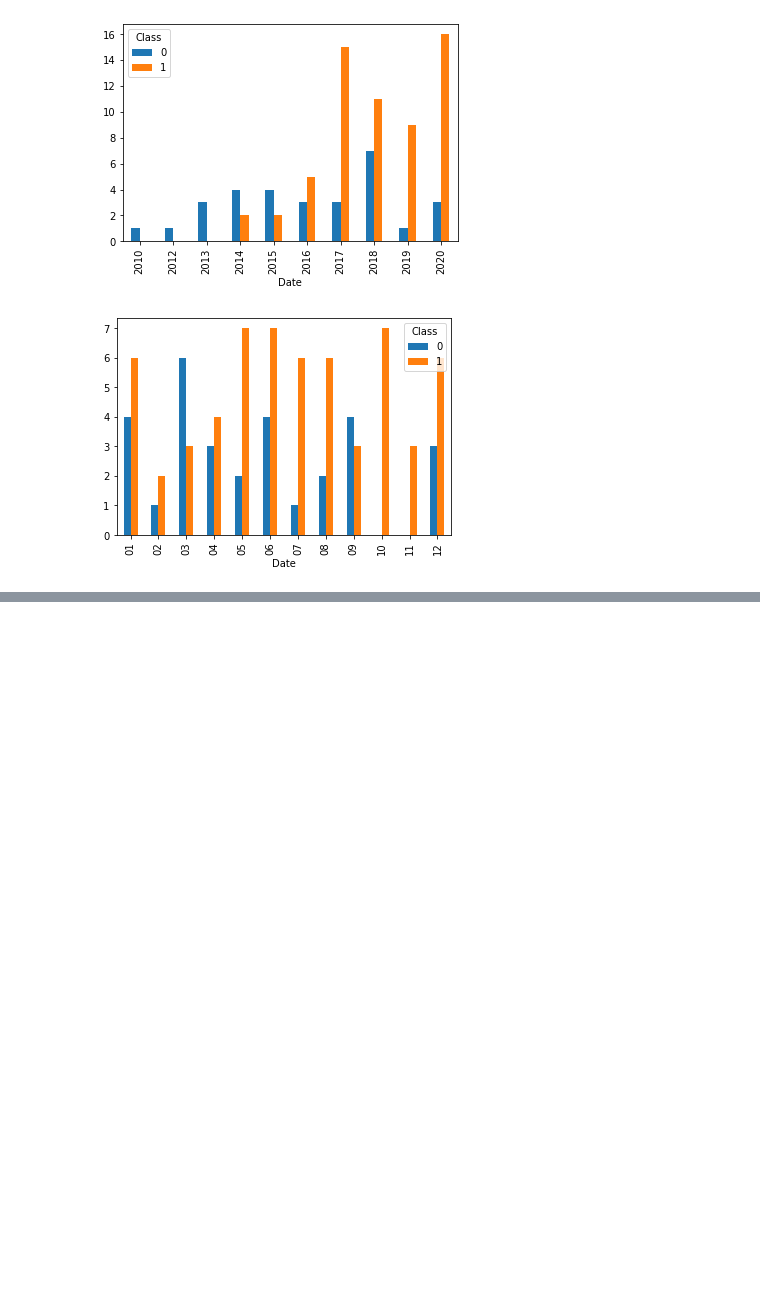
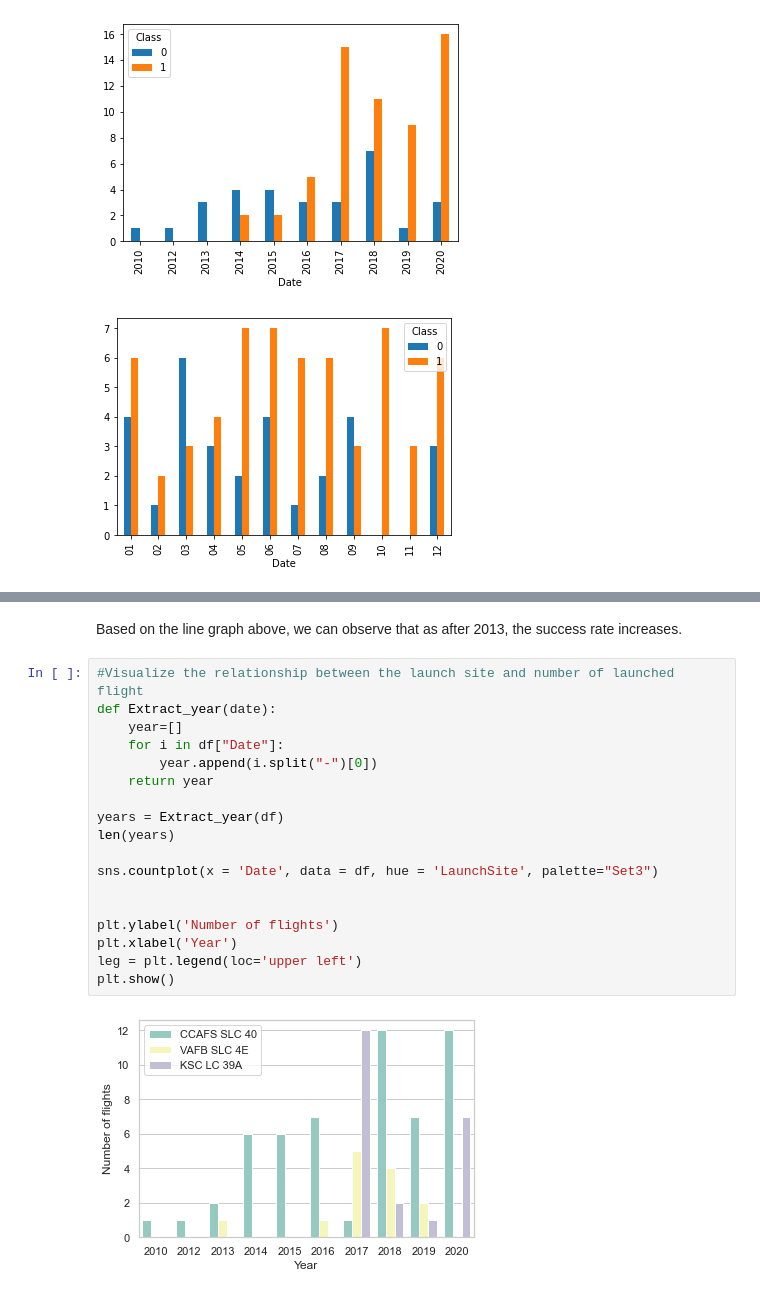
Before and after one commit to chiakl/spacex, a Jupyter notebook: spacex.ipynb, the cells around one changed output, grey strips where cells are left out. Drawn from its saved outputs; the diff is of its cells as text; blank space fills up the shorter version.

```diff
--- a/spacex.ipynb
+++ b/spacex.ipynb
@@ -289,0 +304,22 @@ Based on the line graph above, we can observe that as after 2013, the success ra
+# %% [markdown]
+Based on the line graph above, we can observe that as after 2013, the success rate increases.
+# %%
+#Visualize the relationship between the launch site and number of launched flight
+def Extract_year(date):
+    year=[]
+    for i in df["Date"]:
+        year.append(i.split("-")[0])
+    return year
+
+years = Extract_year(df)
+len(years)
+
+sns.countplot(x = 'Date', data = df, hue = 'LaunchSite', palette="Set3")
+
+
+plt.ylabel('Number of flights')
+plt.xlabel('Year')
+leg = plt.legend(loc='upper left')
+plt.show()
+# %% [output]
+[figure, added]
```
Also changed, not shown: parts of 9 cells of this notebook.
